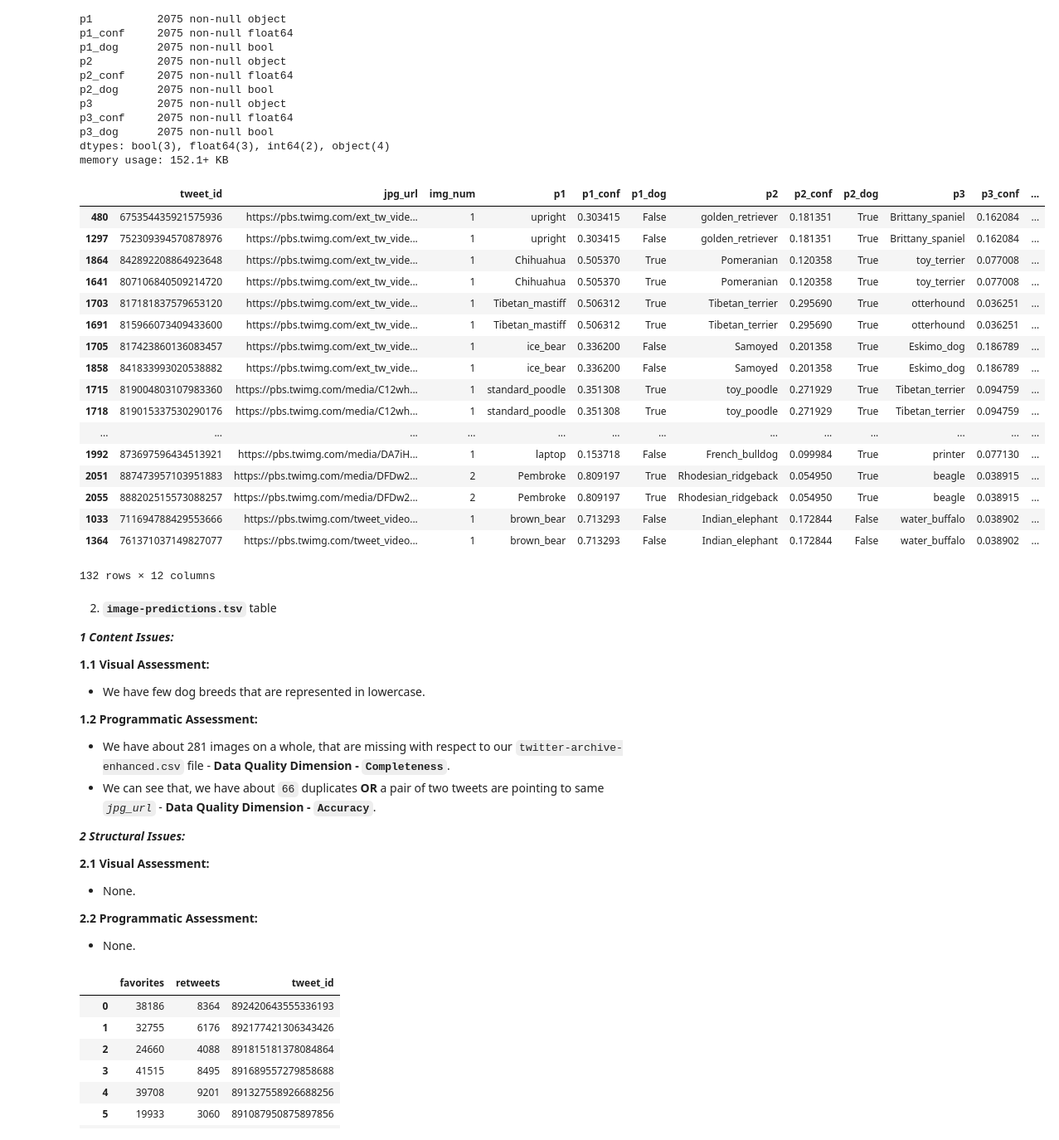
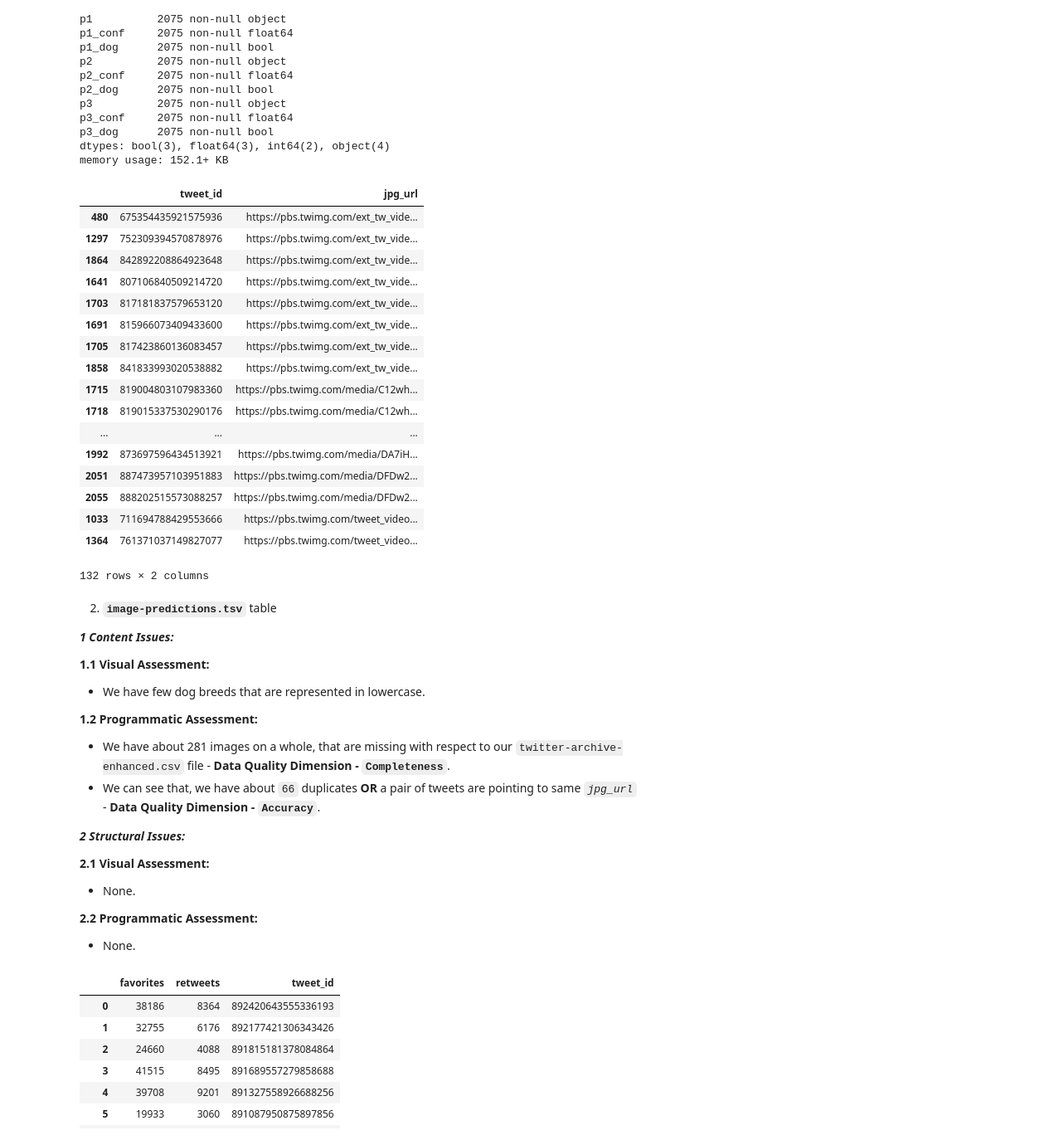
Before and after one commit to saikn85/Wrangle_WeRateDogs, a Jupyter notebook: wrangle_act.ipynb, the cells around one changed output. Shown: that part at 83% size. Saved outputs shown, nothing was run; the diff lists cells and outputs as text; code cells hidden in the pictures.

```diff
--- a/wrangle_act.ipynb
+++ b/wrangle_act.ipynb
@@ -518,26 +518,26 @@ dtypes: bool(3), float64(3), int64(2), object(4)
 memory usage: 152.1+ KB
 # %%
 # checking for duplicates
-img_pre[img_pre['jpg_url'].duplicated(keep = False)].sort_values(by = 'jpg_url')
+img_pre[img_pre['jpg_url'].duplicated(keep = False)].sort_values(by = 'jpg_url')[['tweet_id', 'jpg_url']]
 # %% [output]
-|  | tweet_id | jpg_url | img_num | p1 | p1_conf | p1_dog | p2 | p2_conf | p2_dog | p3 | p3_conf | ... |
-| 480 | 675354435921575936 | https://pbs.twimg.com/ext_tw_vide... | 1 | upright | 0.303415 | False | golden_retriever | 0.181351 | True | Brittany_spaniel | 0.162084 | ... |
-| 1297 | 752309394570878976 | https://pbs.twimg.com/ext_tw_vide... | 1 | upright | 0.303415 | False | golden_retriever | 0.181351 | True | Brittany_spaniel | 0.162084 | ... |
-| 1864 | 842892208864923648 | https://pbs.twimg.com/ext_tw_vide... | 1 | Chihuahua | 0.505370 | True | Pomeranian | 0.120358 | True | toy_terrier | 0.077008 | ... |
-| 1641 | 807106840509214720 | https://pbs.twimg.com/ext_tw_vide... | 1 | Chihuahua | 0.505370 | True | Pomeranian | 0.120358 | True | toy_terrier | 0.077008 | ... |
-| 1703 | 817181837579653120 | https://pbs.twimg.com/ext_tw_vide... | 1 | Tibetan_mastiff | 0.506312 | True | Tibetan_terrier | 0.295690 | True | otterhound | 0.036251 | ... |
-| 1691 | 815966073409433600 | https://pbs.twimg.com/ext_tw_vide... | 1 | Tibetan_mastiff | 0.506312 | True | Tibetan_terrier | 0.295690 | True | otterhound | 0.036251 | ... |
-| 1705 | 817423860136083457 | https://pbs.twimg.com/ext_tw_vide... | 1 | ice_bear | 0.336200 | False | Samoyed | 0.201358 | True | Eskimo_dog | 0.186789 | ... |
-| 1858 | 841833993020538882 | https://pbs.twimg.com/ext_tw_vide... | 1 | ice_bear | 0.336200 | False | Samoyed | 0.201358 | True | Eskimo_dog | 0.186789 | ... |
-| 1715 | 819004803107983360 | https://pbs.twimg.com/media/C12wh... | 1 | standard_poodle | 0.351308 | True | toy_poodle | 0.271929 | True | Tibetan_terrier | 0.094759 | ... |
-| 1718 | 819015337530290176 | https://pbs.twimg.com/media/C12wh... | 1 | standard_poodle | 0.351308 | True | toy_poodle | 0.271929 | True | Tibetan_terrier | 0.094759 | ... |
-| ... | ... | ... | ... | ... | ... | ... | ... | ... | ... | ... | ... | ... |
-| 1992 | 873697596434513921 | https://pbs.twimg.com/media/DA7iH... | 1 | laptop | 0.153718 | False | French_bulldog | 0.099984 | True | printer | 0.077130 | ... |
-| 2051 | 887473957103951883 | https://pbs.twimg.com/media/DFDw2... | 2 | Pembroke | 0.809197 | True | Rhodesian_ridgeback | 0.054950 | True | beagle | 0.038915 | ... |
-| 2055 | 888202515573088257 | https://pbs.twimg.com/media/DFDw2... | 2 | Pembroke | 0.809197 | True | Rhodesian_ridgeback | 0.054950 | True | beagle | 0.038915 | ... |
-| 1033 | 711694788429553666 | https://pbs.twimg.com/tweet_video... | 1 | brown_bear | 0.713293 | False | Indian_elephant | 0.172844 | False | water_buffalo | 0.038902 | ... |
-| 1364 | 761371037149827077 | https://pbs.twimg.com/tweet_video... | 1 | brown_bear | 0.713293 | False | Indian_elephant | 0.172844 | False | water_buffalo | 0.038902 | ... |
+|  | tweet_id | jpg_url |
+| 480 | 675354435921575936 | https://pbs.twimg.com/ext_tw_vide... |
+| 1297 | 752309394570878976 | https://pbs.twimg.com/ext_tw_vide... |
+| 1864 | 842892208864923648 | https://pbs.twimg.com/ext_tw_vide... |
+| 1641 | 807106840509214720 | https://pbs.twimg.com/ext_tw_vide... |
+| 1703 | 817181837579653120 | https://pbs.twimg.com/ext_tw_vide... |
+| 1691 | 815966073409433600 | https://pbs.twimg.com/ext_tw_vide... |
+| 1705 | 817423860136083457 | https://pbs.twimg.com/ext_tw_vide... |
+| 1858 | 841833993020538882 | https://pbs.twimg.com/ext_tw_vide... |
+| 1715 | 819004803107983360 | https://pbs.twimg.com/media/C12wh... |
+| 1718 | 819015337530290176 | https://pbs.twimg.com/media/C12wh... |
+| ... | ... | ... |
+| 1992 | 873697596434513921 | https://pbs.twimg.com/media/DA7iH... |
+| 2051 | 887473957103951883 | https://pbs.twimg.com/media/DFDw2... |
+| 2055 | 888202515573088257 | https://pbs.twimg.com/media/DFDw2... |
+| 1033 | 711694788429553666 | https://pbs.twimg.com/tweet_video... |
+| 1364 | 761371037149827077 | https://pbs.twimg.com/tweet_video... |
-132 rows × 12 columns
+132 rows × 2 columns
 # %% [markdown]
 2. **`image-predictions.tsv`** table
 
@@ -548,7 +548,7 @@ img_pre[img_pre['jpg_url'].duplicated(keep = False)].sort_values(by = 'jpg_url')
 
 **1.2 Programmatic Assessment:**
 - We have about 281 images on a whole, that are missing with respect to our `twitter-archive-enhanced.csv` file - **Data Quality Dimension - `Completeness`**.
-- We can see that, we have about `66` duplicates **OR** a pair of two tweets are pointing to same *`jpg_url`* - **Data Quality Dimension - `Accuracy`**.
+- We can see that, we have about `66` duplicates **OR** a pair of tweets are pointing to same *`jpg_url`* - **Data Quality Dimension - `Accuracy`**.
 
 ***2 Structural Issues:***
 
```
Also changed, not shown: parts of 3 cells of this notebook.
